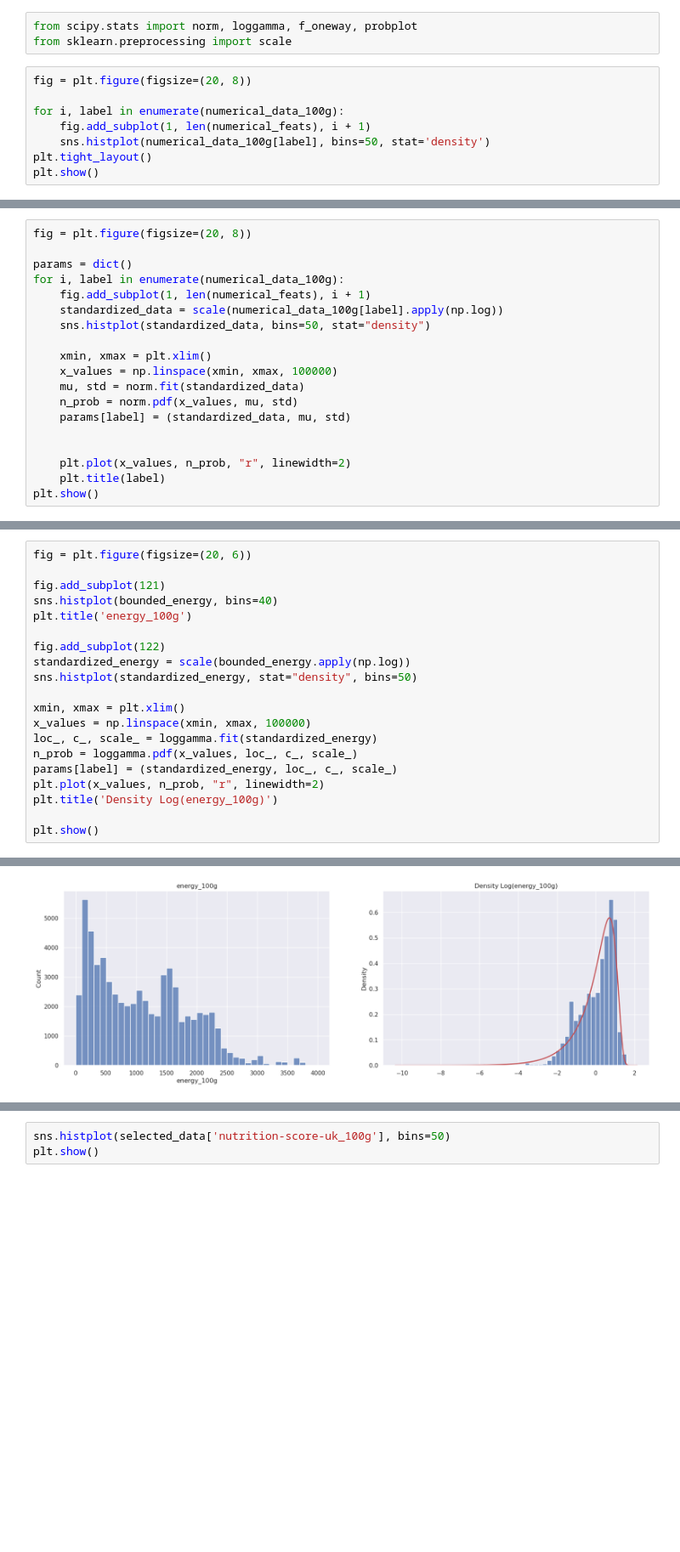
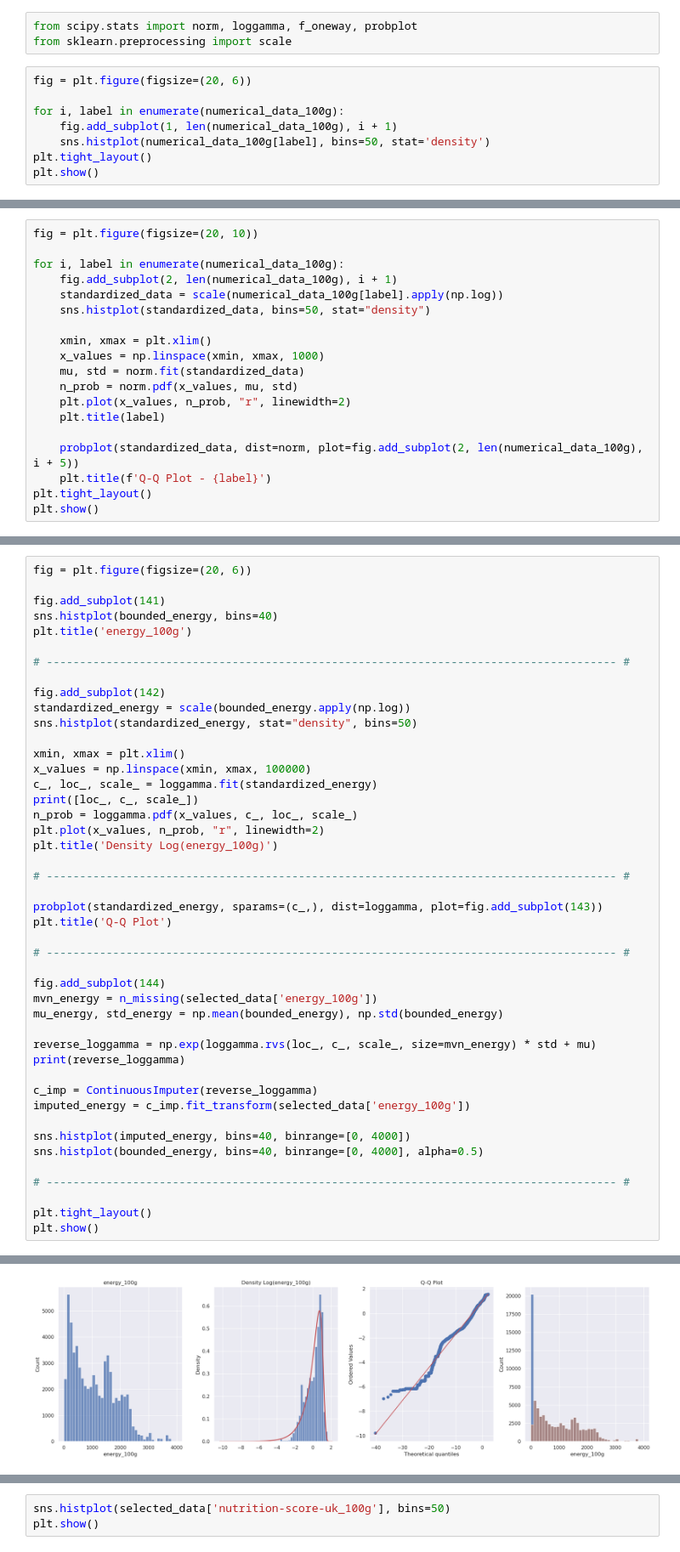
Before and after one commit to vicmcl/open_food_facts, a Jupyter notebook: src/notebook.ipynb, the cells around one changed output, grey strips where cells are left out. Shown at 85% size. Drawn from its saved outputs; the diff is of its cells as text; blank space fills up the shorter version.

```diff
--- a/src/notebook.ipynb
+++ b/src/notebook.ipynb
@@ -428,10 +387,10 @@ plt.show()
 from scipy.stats import norm, loggamma, f_oneway, probplot
 from sklearn.preprocessing import scale
 # %%
-fig = plt.figure(figsize=(20, 8))
+fig = plt.figure(figsize=(20, 6))
 
 for i, label in enumerate(numerical_data_100g):
-    fig.add_subplot(1, len(numerical_feats), i + 1)
+    fig.add_subplot(1, len(numerical_data_100g), i + 1)
     sns.histplot(numerical_data_100g[label], bins=50, stat='density')
 plt.tight_layout()
 plt.show()
@@ -440,20 +399,20 @@ plt.show()
 # %%
-fig = plt.figure(figsize=(20, 8))
+fig = plt.figure(figsize=(20, 10))
 
-params = dict()
 for i, label in enumerate(numerical_data_100g):
-    fig.add_subplot(1, len(numerical_feats), i + 1)
+    fig.add_subplot(2, len(numerical_data_100g), i + 1)
     standardized_data = scale(numerical_data_100g[label].apply(np.log))
     sns.histplot(standardized_data, bins=50, stat="density")
 
     xmin, xmax = plt.xlim()
-    x_values = np.linspace(xmin, xmax, 100000)
+    x_values = np.linspace(xmin, xmax, 1000)
     mu, std = norm.fit(standardized_data)
     n_prob = norm.pdf(x_values, mu, std)
-    params[label] = (standardized_data, mu, std)
-
-
     plt.plot(x_values, n_prob, "r", linewidth=2)
     plt.title(label)
+
+    probplot(standardized_data, dist=norm, plot=fig.add_subplot(2, len(numerical_data_100g), i + 5))
+    plt.title(f'Q-Q Plot - {label}')
+plt.tight_layout()
 plt.show()
 # %% [output]
@@ -495,21 +438,46 @@ plt.show()
 # %%
 fig = plt.figure(figsize=(20, 6))
 
-fig.add_subplot(121)
+fig.add_subplot(141)
 sns.histplot(bounded_energy, bins=40)
 plt.title('energy_100g')
 
-fig.add_subplot(122)
+# -------------------------------------------------------------------------------------- #
+
+fig.add_subplot(142)
 standardized_energy = scale(bounded_energy.apply(np.log))
 sns.histplot(standardized_energy, stat="density", bins=50)
 
 xmin, xmax = plt.xlim()
 x_values = np.linspace(xmin, xmax, 100000)
-loc_, c_, scale_ = loggamma.fit(standardized_energy)
-n_prob = loggamma.pdf(x_values, loc_, c_, scale_)
-params[label] = (standardized_energy, loc_, c_, scale_)
+c_, loc_, scale_ = loggamma.fit(standardized_energy)
+print([loc_, c_, scale_])
+n_prob = loggamma.pdf(x_values, c_, loc_, scale_)
 plt.plot(x_values, n_prob, "r", linewidth=2)
 plt.title('Density Log(energy_100g)')
 
+# -------------------------------------------------------------------------------------- #
+
+probplot(standardized_energy, sparams=(c_,), dist=loggamma, plot=fig.add_subplot(143))
+plt.title('Q-Q Plot')
+
+# -------------------------------------------------------------------------------------- #
+
+fig.add_subplot(144)
+mvn_energy = n_missing(selected_data['energy_100g'])
+mu_energy, std_energy = np.mean(bounded_energy), np.std(bounded_energy)
+
+reverse_loggamma = np.exp(loggamma.rvs(loc_, c_, scale_, size=mvn_energy) * std + mu)
+print(reverse_loggamma)
+
+c_imp = ContinuousImputer(reverse_loggamma)
+imputed_energy = c_imp.fit_transform(selected_data['energy_100g'])
+
+sns.histplot(imputed_energy, bins=40, binrange=[0, 4000])
+sns.histplot(bounded_energy, bins=40, binrange=[0, 4000], alpha=0.5)
+
+# -------------------------------------------------------------------------------------- #
+
+plt.tight_layout()
 plt.show()
 # %% [output]
@@ -516,3 +486,3 @@ plt.show()
-[figure, old version]
+[figure, new version]
 # %%
 fig, ax = plt.subplots()
```
Also changed, not shown: parts of 25 cells of this notebook.
